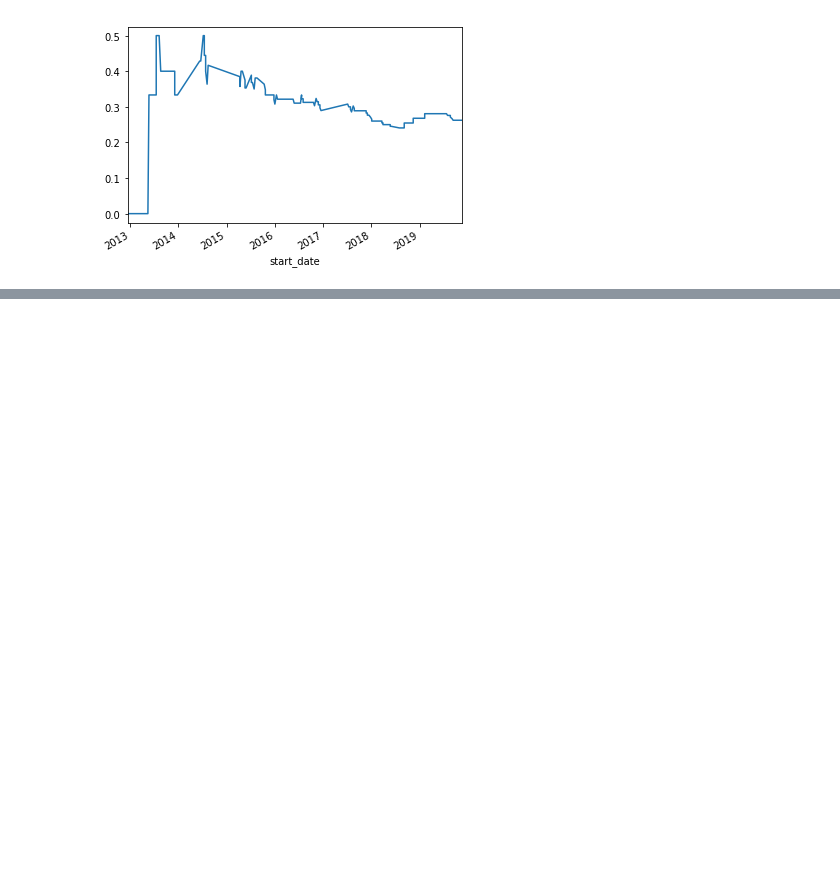
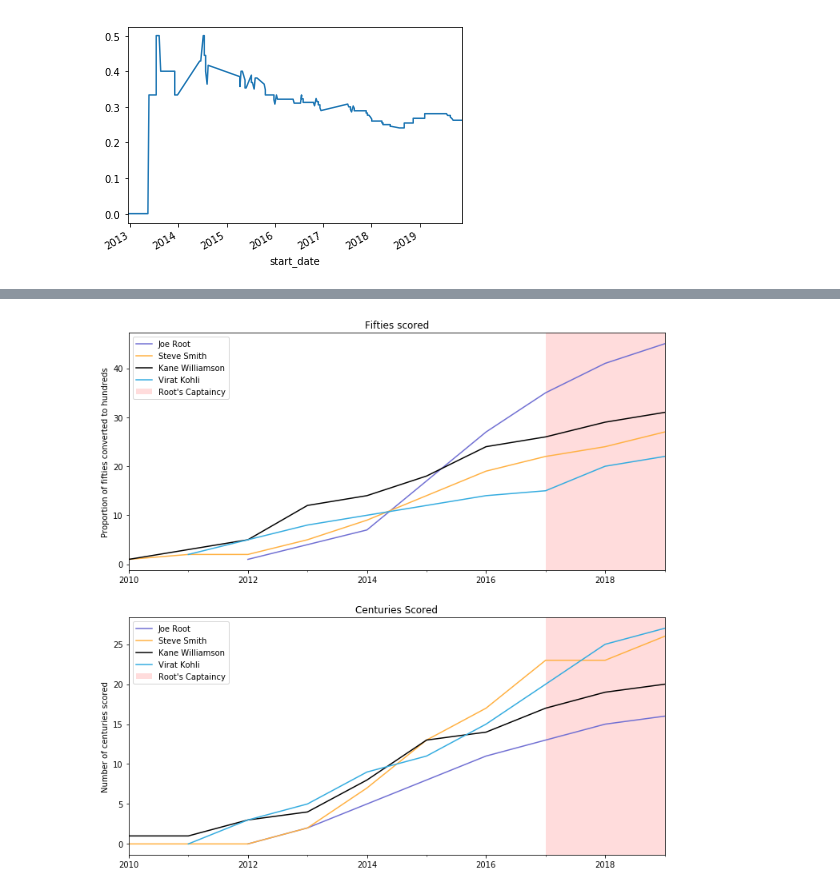
Before and after one commit to willcanniford/cricketer-analysis, a Jupyter notebook: top_4_player_class.ipynb, the cells around one changed output, grey strips where cells are left out. Cells and saved outputs as stored; diff of their text form; code cells hidden in the pictures; blank space fills up the shorter version.

```diff
--- a/top_4_player_class.ipynb
+++ b/top_4_player_class.ipynb
@@ -453,0 +514,26 @@ plt.show()
+# %%
+fig, ax = plt.subplots(2, 1, figsize=(12,12))
+
+plt.sca(ax[0])
+root.acc_yearly_conversion().fifty.plot(color='#706fd3', label='Joe Root')
+smith.acc_yearly_conversion().fifty.plot(color='#ffb142', label='Steve Smith')
+kane.acc_yearly_conversion().fifty.plot(color='black', label='Kane Williamson')
+kohli.acc_yearly_conversion().fifty.plot(color='#34ace0', label = 'Virat Kohli')
+plt.title('Fifties scored')
+plt.xlabel('')
+plt.ylabel('Proportion of fifties converted to hundreds')
+plt.axvspan(captaincy_start, now, facecolor='#ff5252', alpha=0.2, label = 'Root\'s Captaincy')
+plt.legend()
+plt.sca(ax[1])
+root.acc_yearly_conversion().century.plot(color='#706fd3', label='Joe Root')
+smith.acc_yearly_conversion().century.plot(color='#ffb142', label='Steve Smith')
+kane.acc_yearly_conversion().century.plot(color='black', label='Kane Williamson')
+kohli.acc_yearly_conversion().century.plot(color='#34ace0', label = 'Virat Kohli')
+plt.title('Centuries Scored')
+plt.xlabel('')
+plt.ylabel('Number of centuries scored')
+plt.axvspan(captaincy_start, now, facecolor='#ff5252', alpha=0.2, label = 'Root\'s Captaincy')
+plt.legend()
+plt.savefig('conversion_counts.jpeg')
+# %% [output]
+[figure, added]
```
Also changed, not shown: parts of 13 cells of this notebook.
